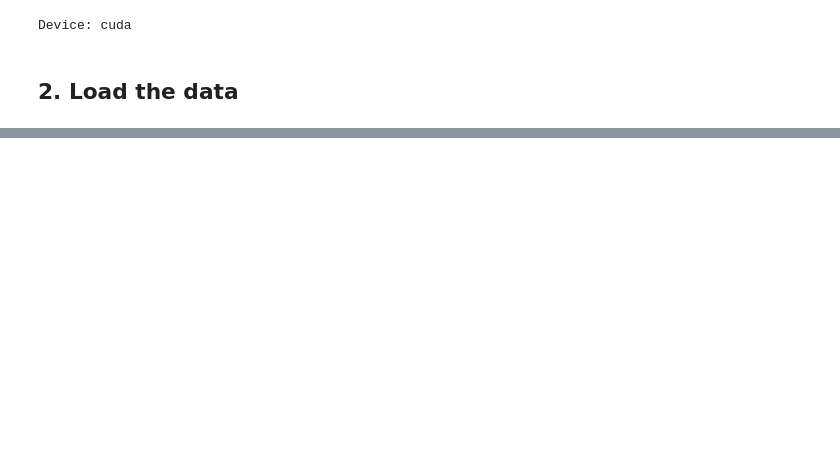
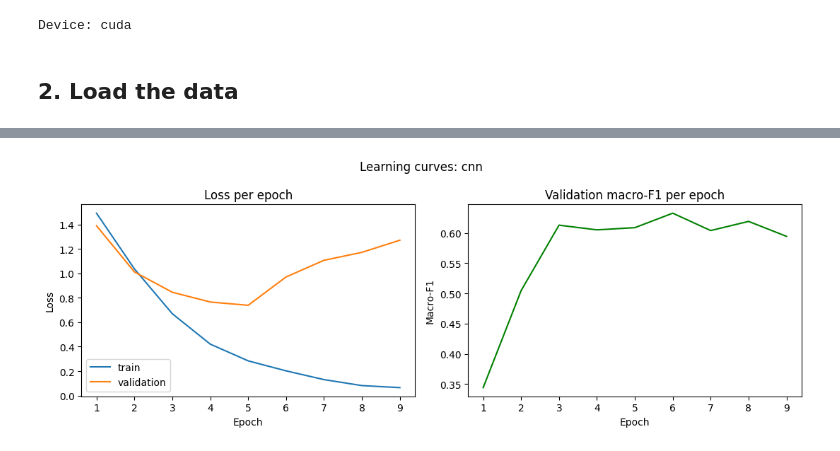
Before and after one commit to michael-alu/nlp_language_technologies, a Jupyter notebook: notebooks/04_cnn.ipynb, the cells around one changed output, grey strips where cells are left out. Cells and saved outputs as stored; diff of their text form; code cells hidden in the pictures; blank space fills up the shorter version.

```diff
--- a/notebooks/04_cnn.ipynb
+++ b/notebooks/04_cnn.ipynb
@@ -506,0 +474,4 @@ Saved Zindi submission to /content/nlp_language_technologies/results/submissions
+# %%
+plots.plot_learning_curves(best["history"], MODEL_NAME)
+# %% [output]
+[figure, added]
```
Also changed, not shown: parts of 54 cells of this notebook, 1 other file.
